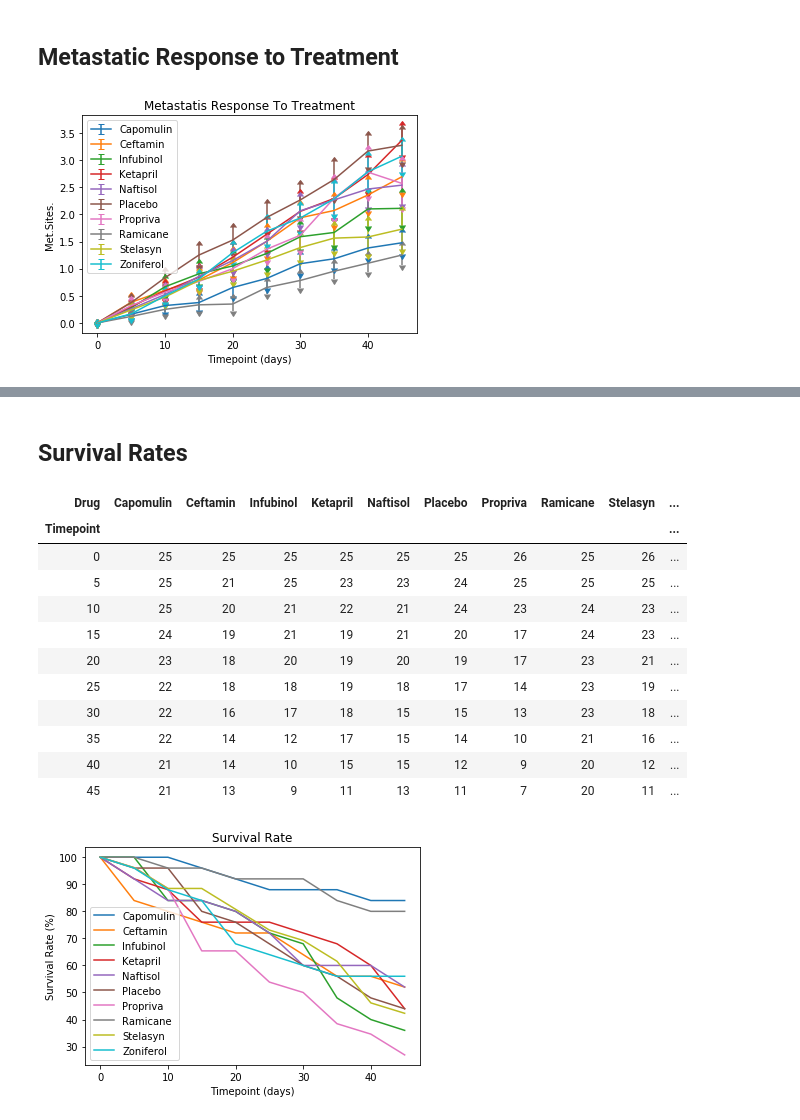
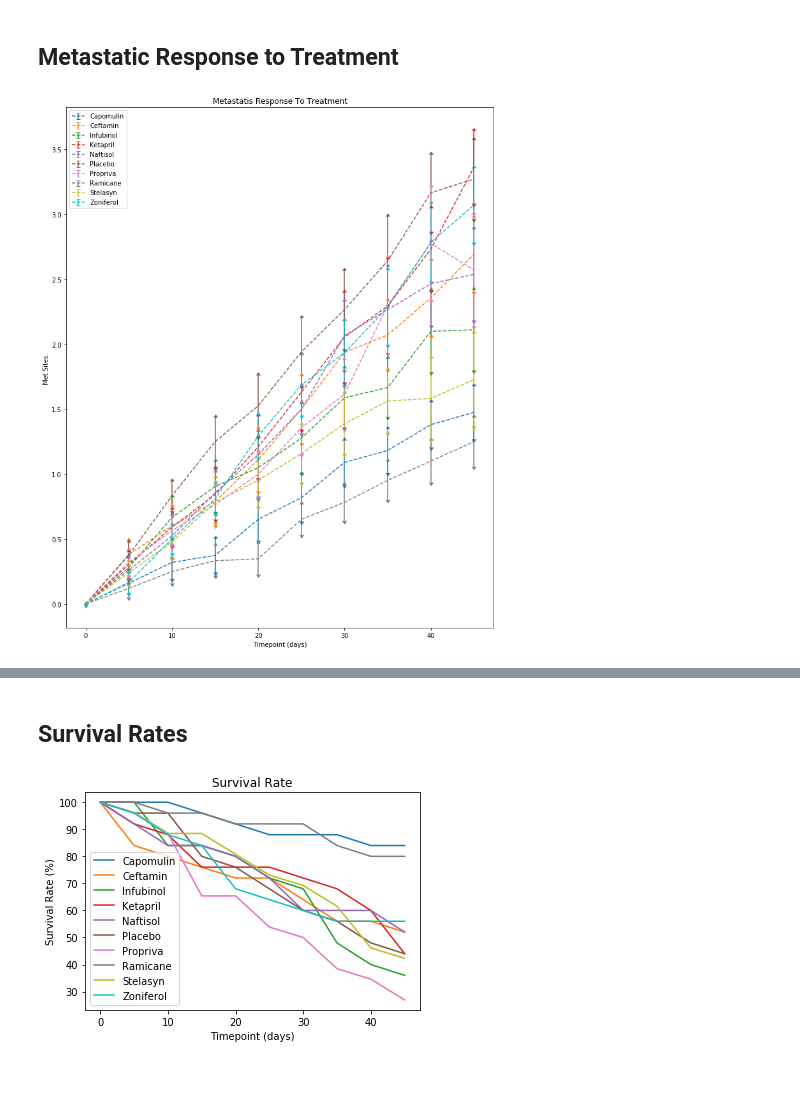
Before and after one commit to misinglink/matplotlib_challenge, a Jupyter notebook: pymaceuticals.ipynb, the cells around one changed output, grey strips where cells are left out. Cells and saved outputs as stored; diff of their text form; code cells hidden in the pictures; blank space fills up the shorter version.

Commit message:
formatted graph 1

```diff
--- a/pymaceuticals.ipynb
+++ b/pymaceuticals.ipynb
@@ -84,0 +70,39 @@ plt.show()
+# %%
+# Generate the Plot (with Error Bars)
+
+formatz = ['--^', '--o', '--d', '--*', '--s']
+xaxis = df.Timepoint.unique()
+
+fig, axs = plt.subplots(1, 2, figsize = (15,10), sharex= 'all', sharey='all', constrained_layout=True)
+fig.suptitle('Tumor Size v. Time', fontsize = 30)
+axs[0].set_xlabel('Timepoint (days)', fontsize = 16)
+axs[1].set_xlabel('Timepoint (days)', fontsize = 16)
+fig.text(0.05, .5, 'Tumor Volume (mm3)', va='center', rotation='vertical', fontsize = 16)
+axs[0].grid()
+axs[1].grid()
+
+
+
+for col, coll, f in zip(T_tum_vol.iloc[:, [0,1,2,8,9]], T_tum_vol.iloc[:, [3,4,5,6,7]], formatz):
+    #storing the 'ErrorBarContainer' in mark, cap, bar works because maybe the container references 3 tuples to store the plot data, we
+    #can then use them to specify what we may to make opaque
+    markers, caps, bars = axs[0].errorbar(xaxis, T_tum_vol[col], yerr = T_tum_sem[col], uplims=True,\
+                    lolims=True, label = col,  fmt=f, capsize = 5)
+    mark, cap, bar = axs[1].errorbar(xaxis, T_tum_vol[coll], yerr = T_tum_sem[coll], uplims=True,\
+                    lolims=True, label = coll,  fmt =f, capsize = 5)
+
+    #set opacity of error bars by referencing the tuple created
+    for bs, ba in zip(bars, bar):
+        bs.set_alpha(.3)
+        ba.set_alpha(.3)
+
+    for cs, ca in zip(caps, cap):
+        ca.set_marker((2, 0, 90))
+        cs.set_marker((2, 0, 90))
+
+axs[0].legend()
+axs[1].legend()
+
+fig.savefig('TumorSize_v_Time.png')
+
+plt.show()
@@ -97,21 +123,23 @@ T_met_site_mean = tranpose_multindex(met_site_mean,meta)
 T_met_site_sem = tranpose_multindex(met_site_sem, meta)
 # %%
 # Generate the Plot (with Error Bars)
+plt.figure(figsize=(12,15))
 plt.title('Metastatis Response To Treatment')
+
 
 plt.xlabel('Timepoint (days)')
 plt.ylabel('Met.Sites.')
 #xaxis = df.Timepoint.unique()
 for col in T_met_site_mean:
-    plt.errorbar(xaxis, T_met_site_mean[col], yerr = T_met_site_sem[col], uplims=True, lolims=True, label = col)
+    plt.errorbar(xaxis, T_met_site_mean[col], yerr = T_met_site_sem[col], uplims=True, lolims=True,label = col, linestyle = '--')
 plt.legend()
 
 plt.show()
 # Save the Figure
 
 # Show the Figure
 # %% [output]
-[figure, old version]
+[figure, new version]
 # %% [markdown]
 ![Metastatic Spread During Treatment](../Images/spread.png)
 # %% [markdown]
@@ -121,21 +149,6 @@ plt.show()
 mic = 'Mouse ID'
 m = group_count(df, col_list, mic)
 T_m = tranpose_multindex(m, mic)
-
-T_m
-# %% [output]
-| Drug | Capomulin | Ceftamin | Infubinol | Ketapril | Naftisol | Placebo | Propriva | Ramicane | Stelasyn | ... |
-| Timepoint |  |  |  |  |  |  |  |  |  | ... |
-| 0 | 25 | 25 | 25 | 25 | 25 | 25 | 26 | 25 | 26 | ... |
-| 5 | 25 | 21 | 25 | 23 | 23 | 24 | 25 | 25 | 25 | ... |
-| 10 | 25 | 20 | 21 | 22 | 21 | 24 | 23 | 24 | 23 | ... |
-| 15 | 24 | 19 | 21 | 19 | 21 | 20 | 17 | 24 | 23 | ... |
-| 20 | 23 | 18 | 20 | 19 | 20 | 19 | 17 | 23 | 21 | ... |
-| 25 | 22 | 18 | 18 | 19 | 18 | 17 | 14 | 23 | 19 | ... |
-| 30 | 22 | 16 | 17 | 18 | 15 | 15 | 13 | 23 | 18 | ... |
-| 35 | 22 | 14 | 12 | 17 | 15 | 14 | 10 | 21 | 16 | ... |
-| 40 | 21 | 14 | 10 | 15 | 15 | 12 | 9 | 20 | 12 | ... |
-| 45 | 21 | 13 | 9 | 11 | 13 | 11 | 7 | 20 | 11 | ... |
 # %%
 # Generate the Plot (Accounting for percentages)
 
```
Also changed, not shown: parts of 7 cells of this notebook.
